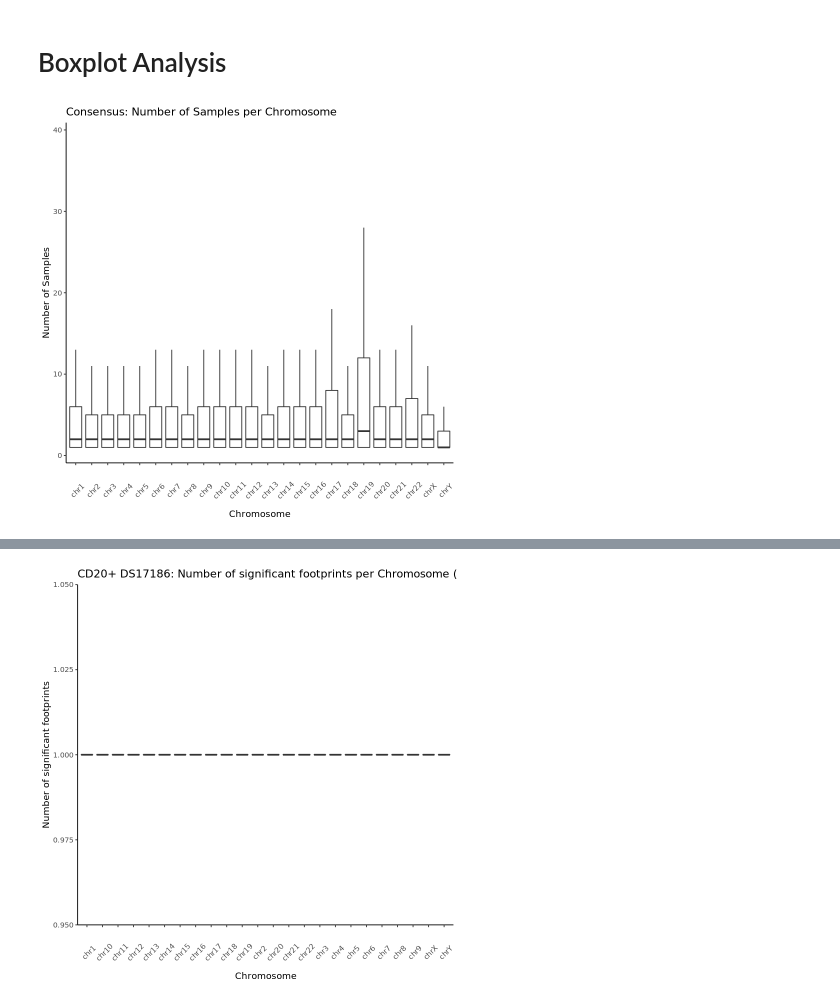
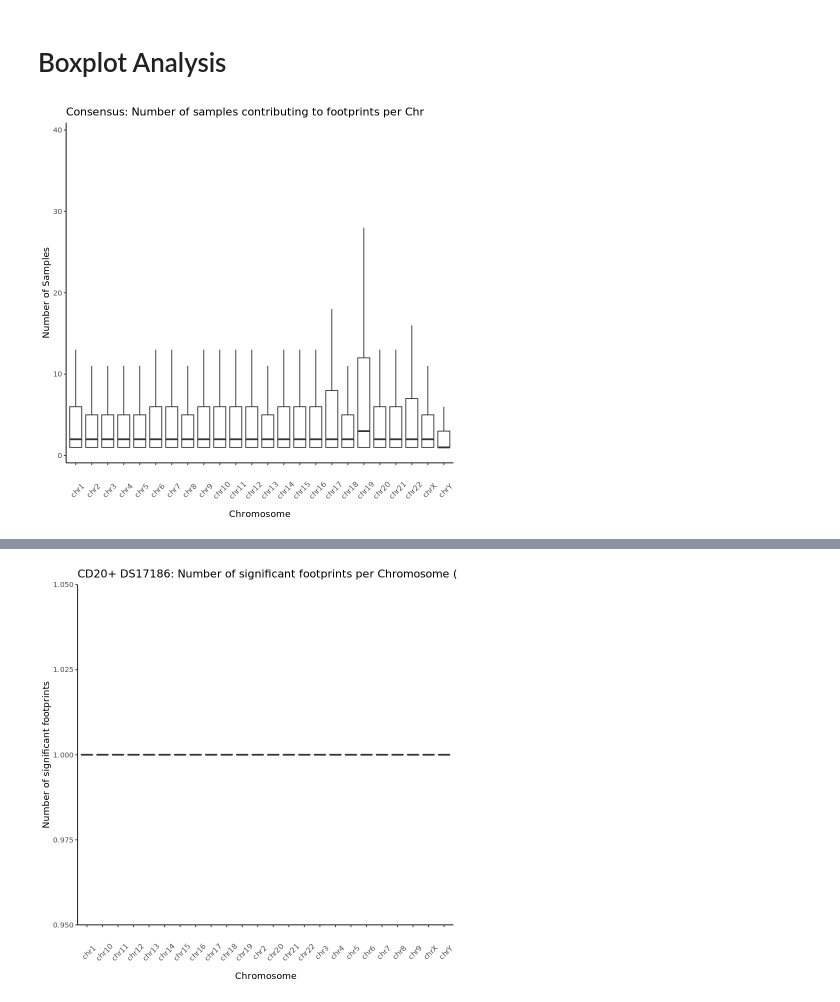
Before and after one commit to apblair/human-TF-footprinting, a Jupyter notebook: Notebooks/ConsensusTF-PermutationAnalysis.ipynb, the cells around one changed output, grey strips where cells are left out. Drawn from its saved outputs; the diff is of its cells as text; code cells hidden in the pictures.

```diff
--- a/Notebooks/ConsensusTF-PermutationAnalysis.ipynb
+++ b/Notebooks/ConsensusTF-PermutationAnalysis.ipynb
@@ -199,16 +185,16 @@ dhs.boxplot <- function(boxplot_df,
 # %%
 consensus_boxplot_df <- data.frame(X=consensus_bed@seqnames,Y=consensus_bed$V6)
 rename.chr <- paste(rep('chr',24),seq(1, 24, by=1),sep='')
 rename.chr[[24]] <- 'chrY'
 rename.chr[[23]] <- 'chrX'
 consensus_boxplot_df$X <- factor(consensus_boxplot_df$X, levels=rename.chr)
 
 dhs.boxplot(consensus_boxplot_df,
-           "Consensus: Number of Samples per Chromosome",
+           "Consensus: Number of samples contributing to footprints per Chr",
            "Chromosome",
            "Number of Samples")
 # %% [output]
-[figure, old version]
+[figure, new version]
 # %%
 consensus_boxplot_df <- data.frame(X=consensus_bed@seqnames,Y=consensus_bed$V5)
 rename.chr <- paste(rep('chr',24),seq(1, 24, by=1),sep='')
```
Also changed, not shown: parts of 8 cells of this notebook.
